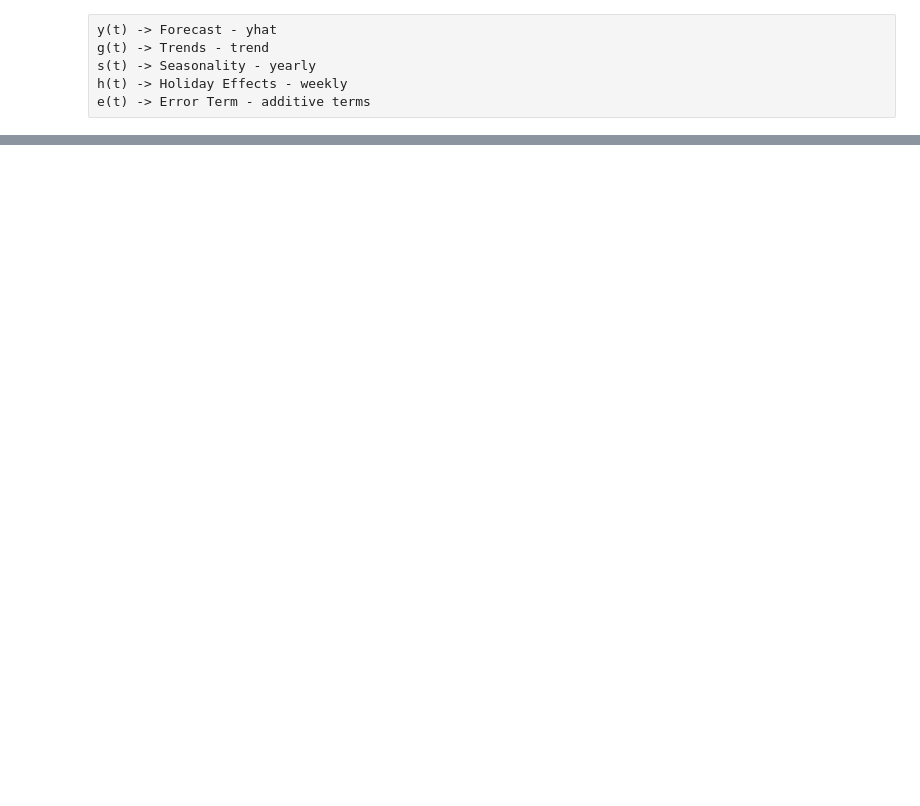
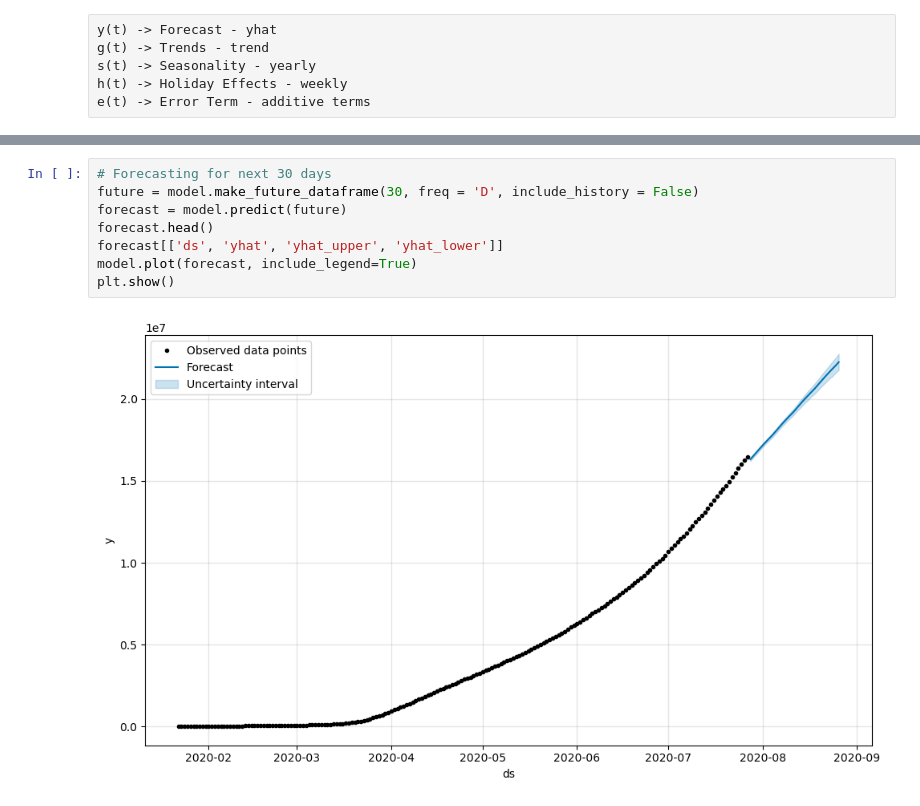
Before and after one commit to JagadeeshMusham/MyPractices, a Jupyter notebook: AIML by Intellipaat/Jupiter Notebook Practices/Aug 24_ Hands on FB_prophet.ipynb, the cells around one changed output, grey strips where cells are left out. Cells and saved outputs as stored; diff of their text form; blank space fills up the shorter version.

```diff
--- a/AIML by Intellipaat/Jupiter Notebook Practices/Aug 24_ Hands on FB_prophet.ipynb
+++ b/AIML by Intellipaat/Jupiter Notebook Practices/Aug 24_ Hands on FB_prophet.ipynb
@@ -170,0 +516,10 @@ e(t) -> Error Term - additive terms
+# %%
+# Forecasting for next 30 days
+future = model.make_future_dataframe(30, freq = 'D', include_history = False)
+forecast = model.predict(future)
+forecast.head()
+forecast[['ds', 'yhat', 'yhat_upper', 'yhat_lower']]
+model.plot(forecast, include_legend=True)
+plt.show()
+# %% [output]
+[figure, added]
```
Also changed, not shown: parts of 39 cells of this notebook.
